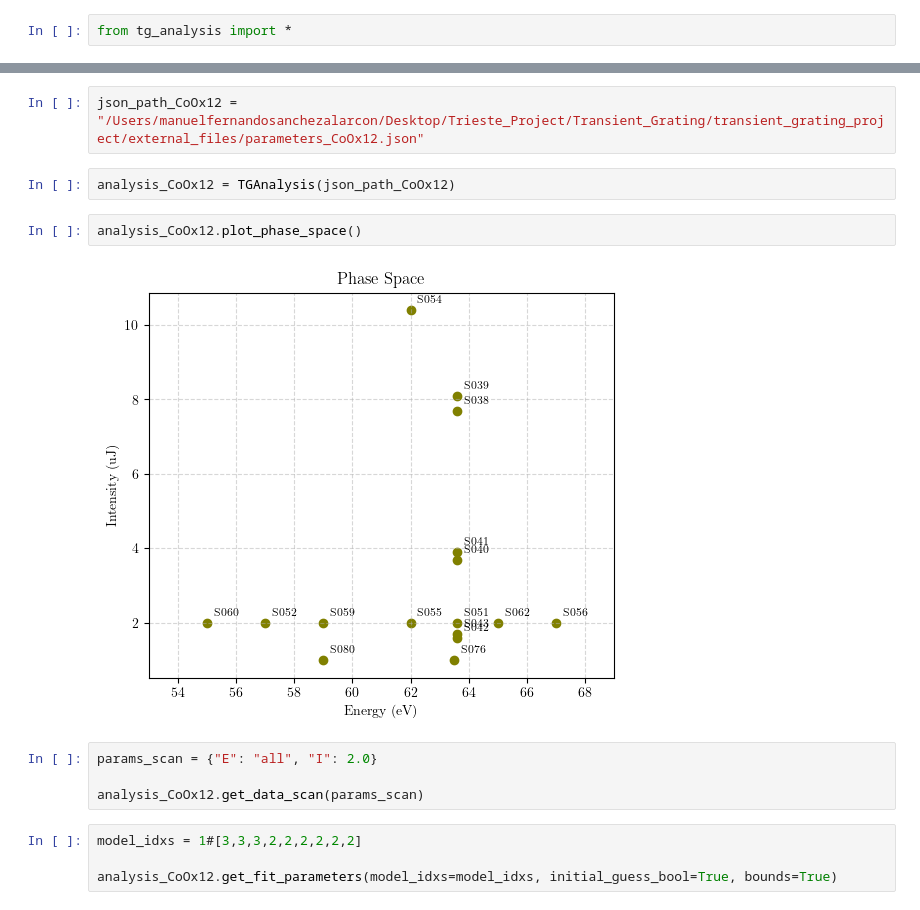
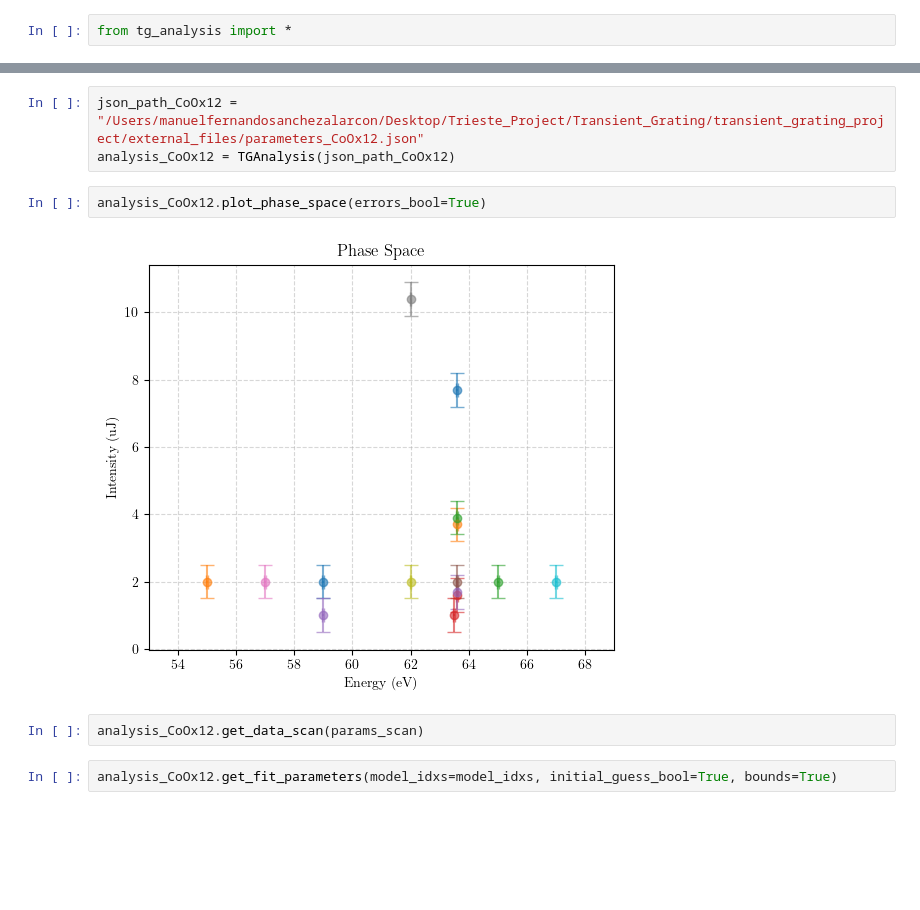
Before and after one commit to Spoksonat/transient_grating_project, a Jupyter notebook: src/results_tg.ipynb, the cells around one changed output, grey strips where cells are left out. Drawn from its saved outputs; the diff is of its cells as text; blank space fills up the shorter version.

```diff
--- a/src/results_tg.ipynb
+++ b/src/results_tg.ipynb
@@ -3,18 +14,13 @@ from tg_analysis import *
 # %%
 json_path_CoOx12 = "/Users/manuelfernandosanchezalarcon/Desktop/Trieste_Project/Transient_Grating/transient_grating_project/external_files/parameters_CoOx12.json"
+analysis_CoOx12 = TGAnalysis(json_path_CoOx12)
-# %%
-analysis_CoOx12 = TGAnalysis(json_path_CoOx12)
 # %%
-analysis_CoOx12.plot_phase_space()
+analysis_CoOx12.plot_phase_space(errors_bool=True)
 # %% [output]
-[figure, old version]
+[figure, new version]
 # %%
-params_scan = {"E": "all", "I": 2.0}
-
 analysis_CoOx12.get_data_scan(params_scan)
 # %%
-model_idxs = 1#[3,3,3,2,2,2,2,2,2]
-
 analysis_CoOx12.get_fit_parameters(model_idxs=model_idxs, initial_guess_bool=True, bounds=True)
 # %%
 analysis_CoOx12.plot_fits()
```
Also changed, not shown: parts of 6 cells of this notebook, 7 other files.
